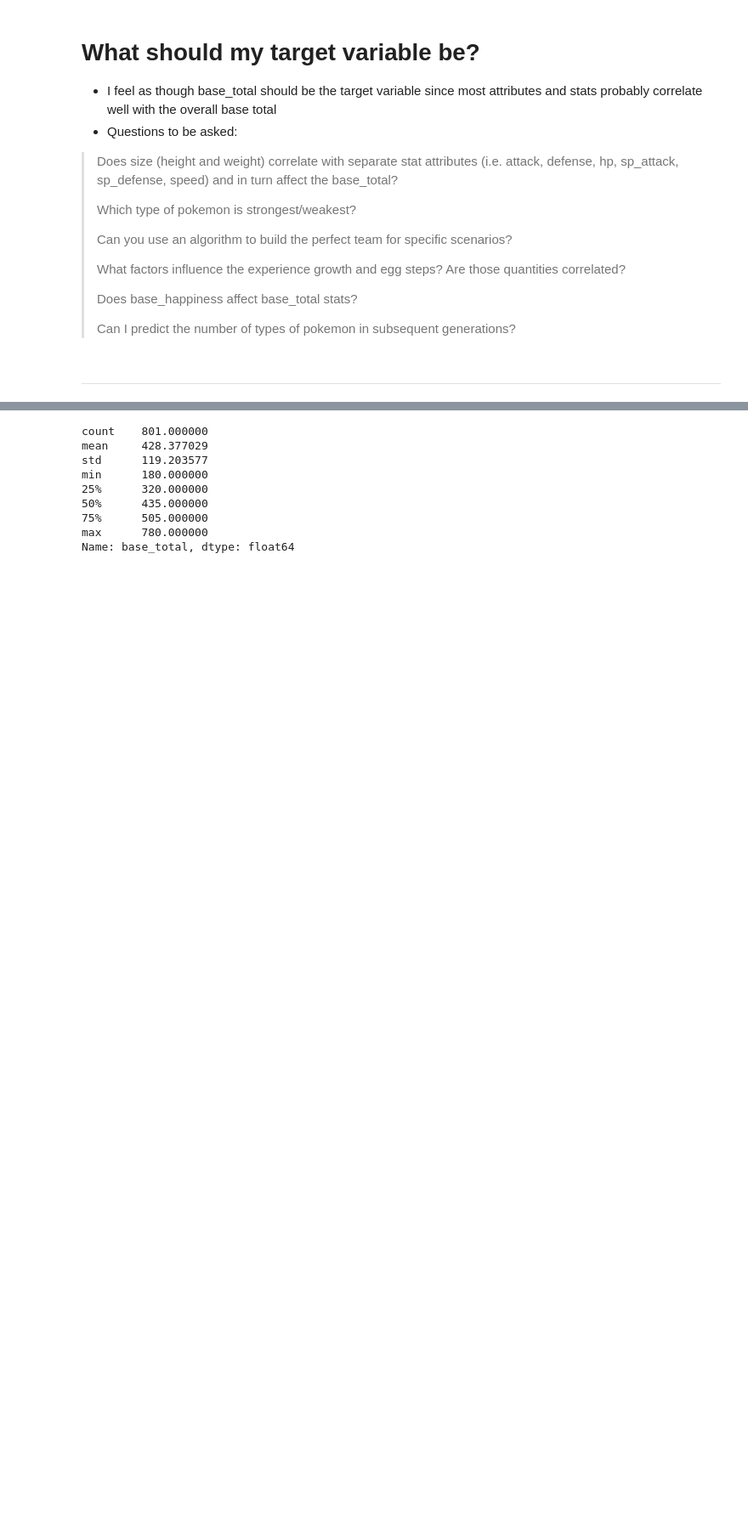
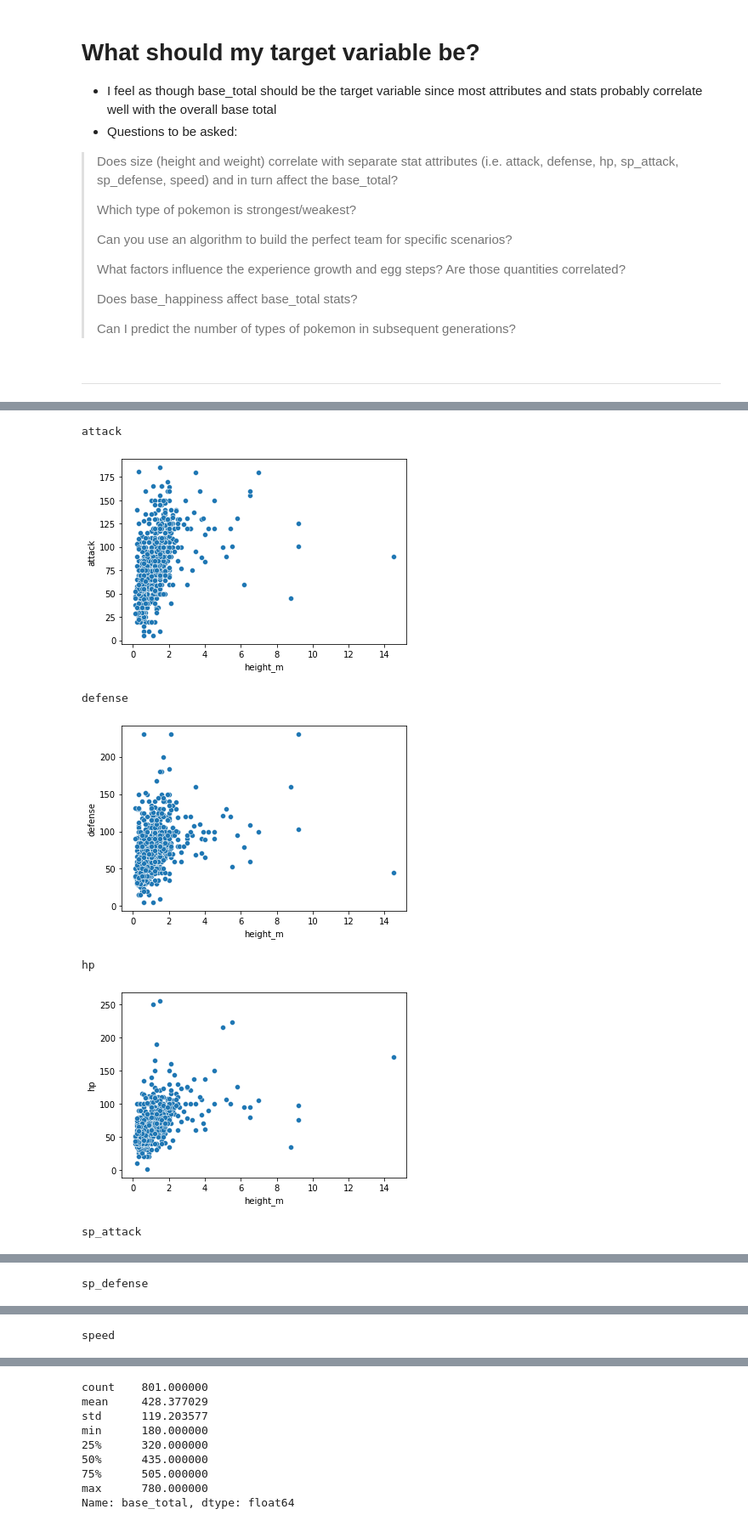
Before and after one commit to Larry-Holmes/individual-project, a Jupyter notebook: strategy_guide_1.ipynb, the cells around one changed output, grey strips where cells are left out. Shown at 85% size. Drawn from its saved outputs; the diff is of its cells as text; code cells hidden in the pictures; blank space fills up the shorter version.

```diff
--- a/strategy_guide_1.ipynb
+++ b/strategy_guide_1.ipynb
@@ -176,0 +108,16 @@ df.head()
+# %%
+# Using hypothesis testing (Spearman Test) to show correlation of each independent variable
+# with the target varibale using a more scientific approach
+for col in att_stats:
+    print(col)
+    r, p_value = spearmanr(df[col], df.base_total)
+
+    print(f'Correlation Coefficient by Spearman Test: {r}\np-value: {p_value}')
+    print()
+
+    if p_value < 0.05:
+        print('We CAN reject the null hypothesis')
+        print()
+    else:
+        print('We CANNOT reject the null hypothesis')
+        print()
@@ -176,0 +167,14 @@ df.head()
+# %%
+base_stats = df[['attack', 'defense', 'hp', 'sp_attack', 'sp_defense', 'speed']]
+for col in base_stats:
+    print(col)
+    sns.scatterplot(data=df, y=df[col], x=df.height_m)
+    plt.show()
+# %% [output]
+attack
+[figure, added]
+defense
+[figure, added]
+hp
+[figure, added]
+sp_attack
@@ -176,0 +182 @@ df.head()
+sp_defense
@@ -176,0 +184 @@ df.head()
+speed
```
Also changed, not shown: parts of 44 cells of this notebook.
